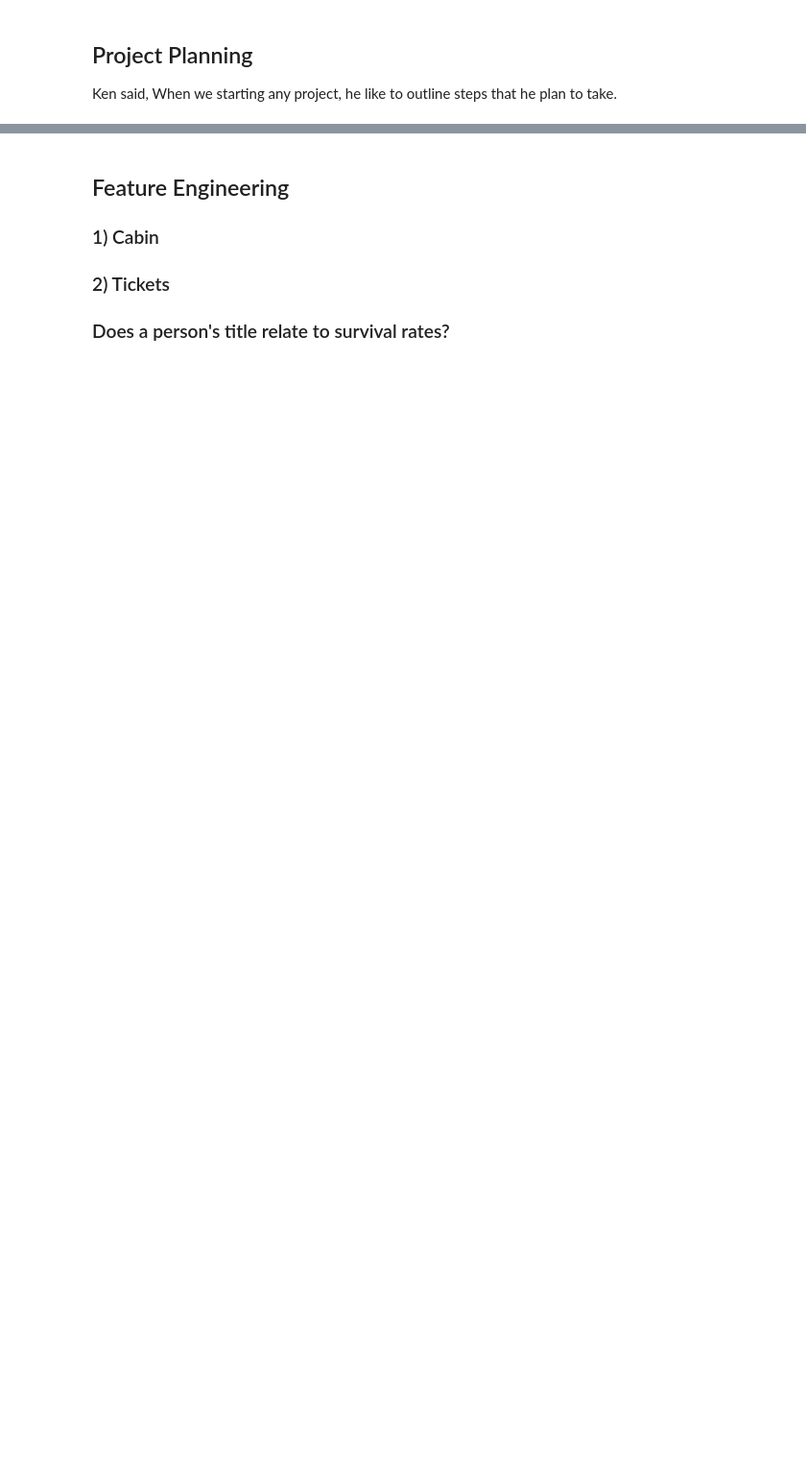
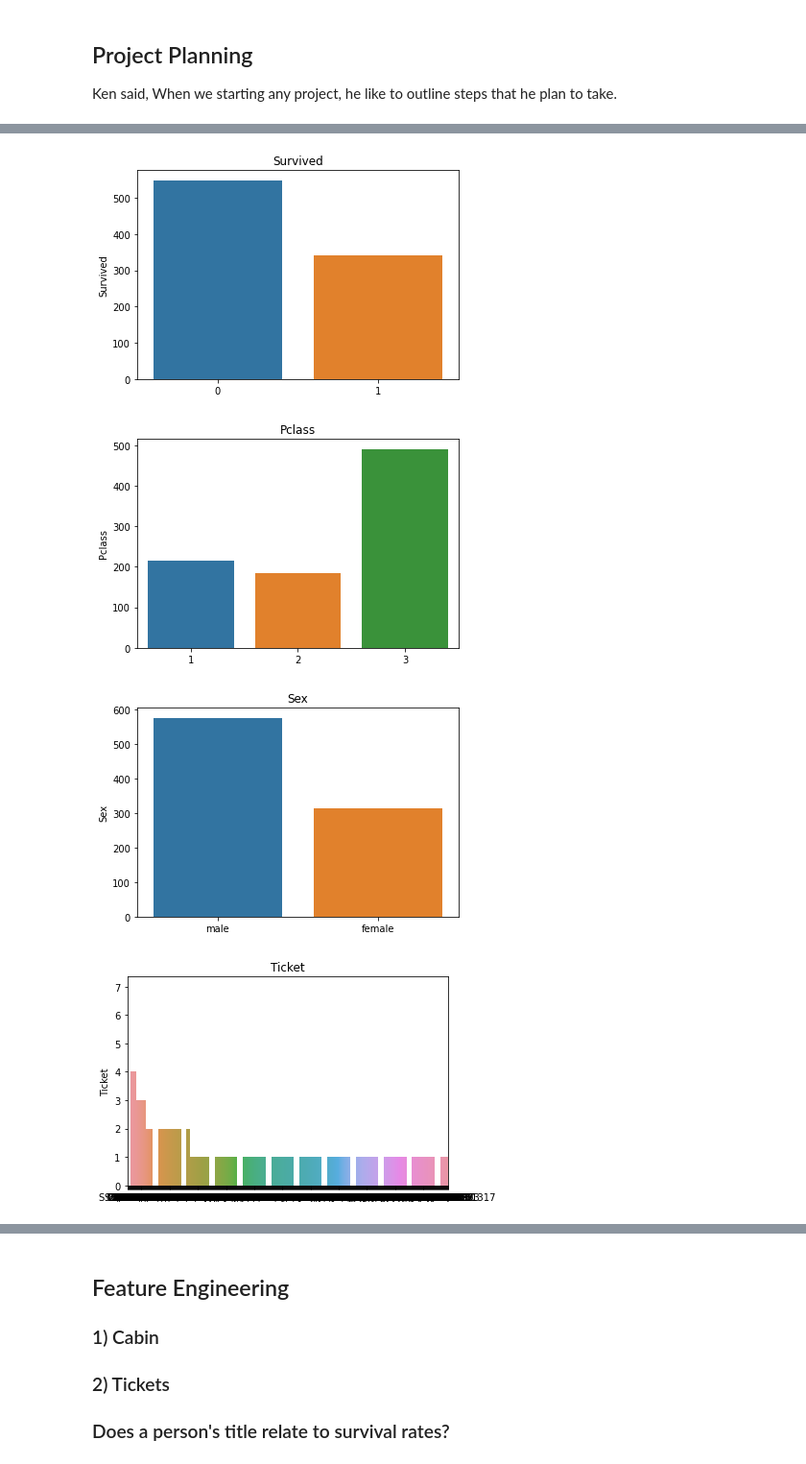
Before and after one commit to Steve-YJ/Explore-Kaggle, a Jupyter notebook: Day1_Titanic_Project_Example.ipynb, the cells around one changed output, grey strips where cells are left out. Shown: that part at 96% size. Drawn from its saved outputs; the diff is of its cells as text; code cells hidden in the pictures; blank space fills up the shorter version.

```diff
--- a/Day1_Titanic_Project_Example.ipynb
+++ b/Day1_Titanic_Project_Example.ipynb
@@ -154,0 +266,9 @@ Ken said, When we starting any project, he like to outline steps that he plan to
+# %%
+for i in df_cat.columns:
+    sns.barplot(df_cat[i].value_counts().index, df_cat[i].value_counts()).set_title(i)
+    plt.show()
+# %% [output]
+[figure, added]
+[figure, added]
+[figure, added]
+[figure, added]
```
Also changed, not shown: parts of 25 cells of this notebook.
